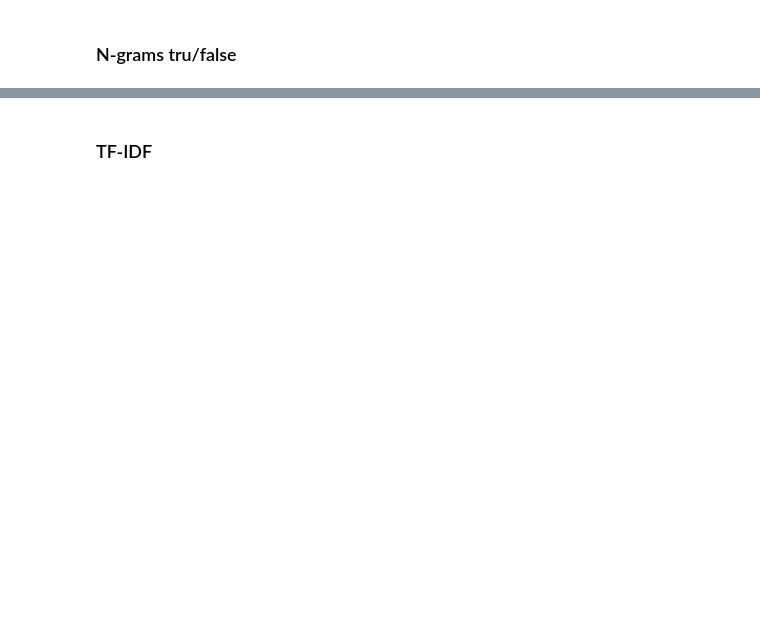
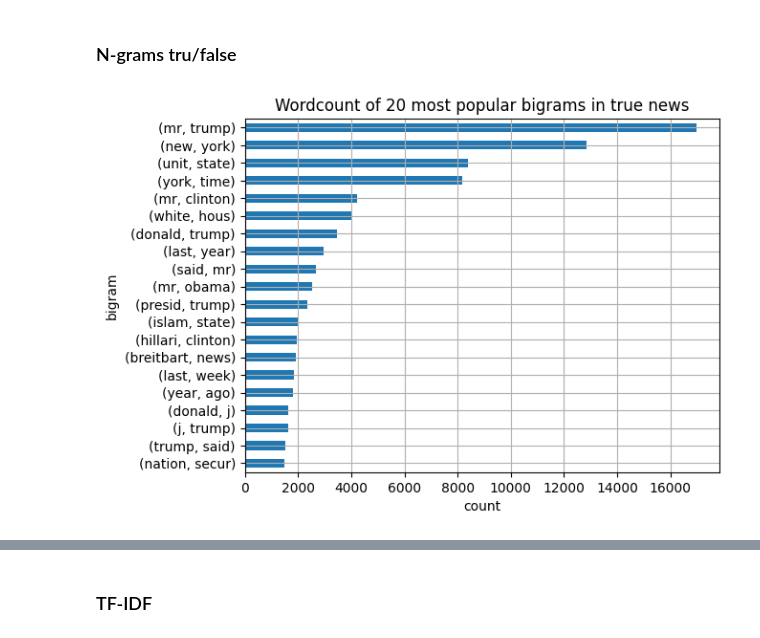
Before and after one commit to norbix123456/Fake-news-detection-jupyter, a Jupyter notebook: Fake_news_detection.ipynb, the cells around one changed output, grey strips where cells are left out. Drawn from its saved outputs; the diff is of its cells as text; code cells hidden in the pictures; blank space fills up the shorter version.

```diff
--- a/Fake_news_detection.ipynb
+++ b/Fake_news_detection.ipynb
@@ -189,2 +167,19 @@ plt.show()
 # %% [markdown]
 ### N-grams tru/false
+# %%
+from nltk import ngrams
+
+true_bigrams = ngrams(true_text.split(),2)
+true_counter = pd.Series(true_bigrams).value_counts().reset_index()
+true_counter = true_counter.rename(columns={'index':'bigram', 0:'count'})
+false_bigrams = ngrams(false_text.split(),2)
+false_counter = pd.Series(false_bigrams).value_counts().reset_index()
+false_counter = false_counter.rename(columns={'index':'bigram', 0:'count'})
+# %%
+ax = true_counter.iloc[0:20].plot.barh(x='bigram',y='count', grid=True, legend =False,
+                                      title="Wordcount of 20 most popular bigrams in true news")
+ax.set_xlabel("count")
+ax.text=False
+ax.invert_yaxis()
+# %% [output]
+[figure, added]
```
Also changed, not shown: parts of 11 cells of this notebook.
